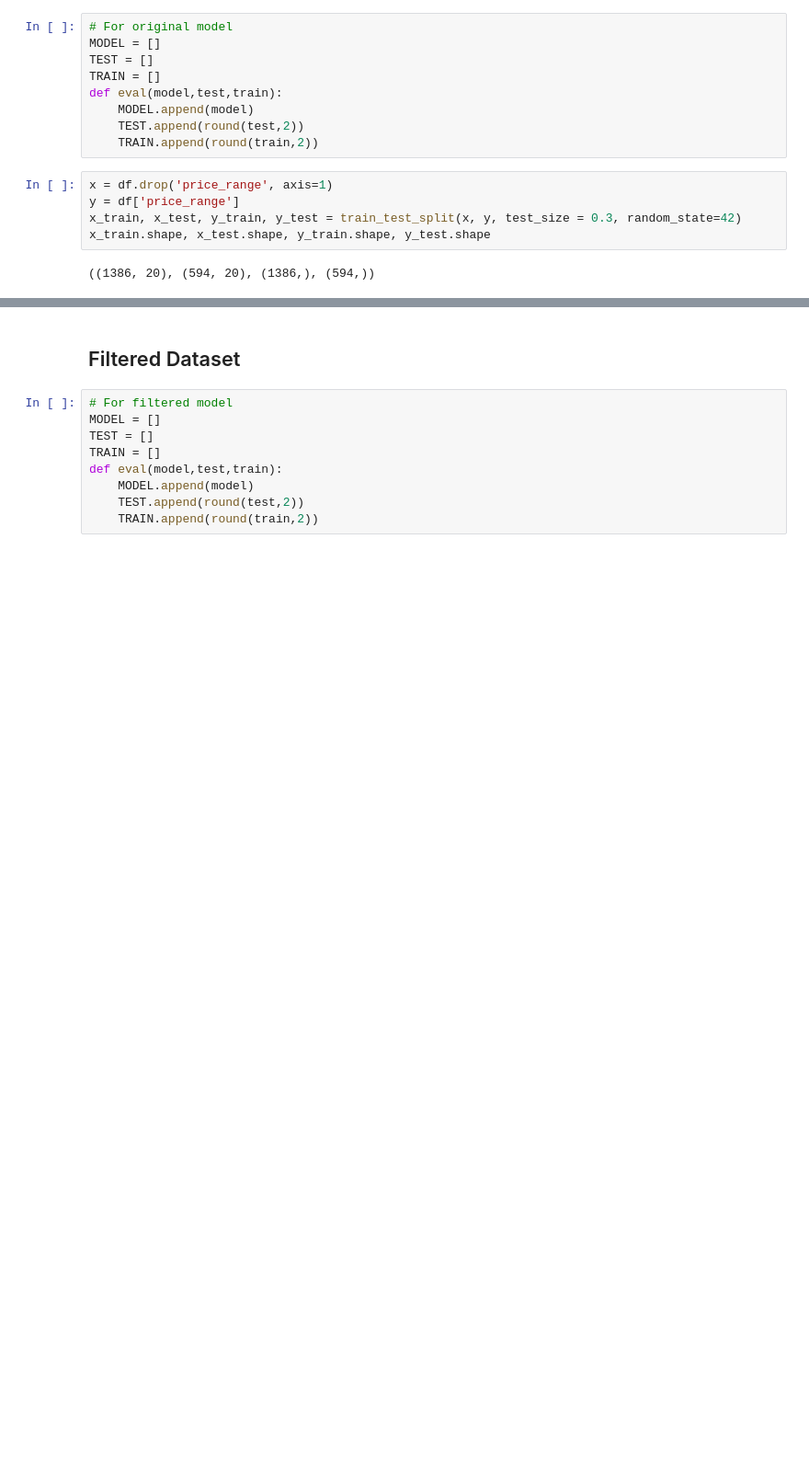
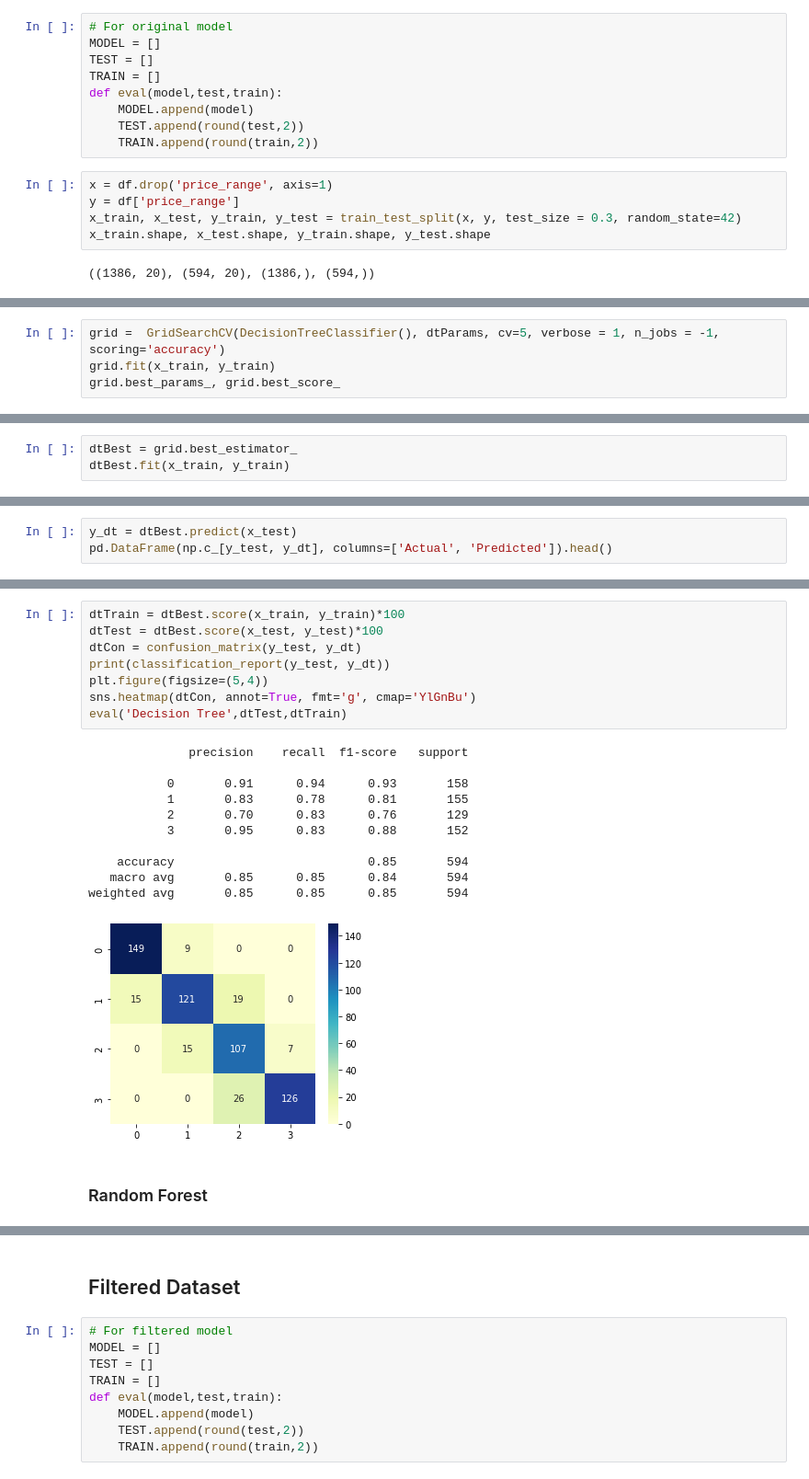
Before and after one commit to Liore-S/mobile-price-classification, a Jupyter notebook: modelling.ipynb, the cells around one changed output, grey strips where cells are left out. Shown at 92% size. Drawn from its saved outputs; the diff is of its cells as text; blank space fills up the shorter version.

Commit message:
modelling original data

```diff
--- a/modelling.ipynb
+++ b/modelling.ipynb
@@ -59,0 +62,4 @@ x_train.shape, x_test.shape, y_train.shape, y_test.shape
+# %%
+grid =  GridSearchCV(DecisionTreeClassifier(), dtParams, cv=5, verbose = 1, n_jobs = -1, scoring='accuracy')
+grid.fit(x_train, y_train)
+grid.best_params_, grid.best_score_
@@ -59,0 +70,3 @@ x_train.shape, x_test.shape, y_train.shape, y_test.shape
+# %%
+dtBest = grid.best_estimator_
+dtBest.fit(x_train, y_train)
@@ -59,0 +75,3 @@ x_train.shape, x_test.shape, y_train.shape, y_test.shape
+# %%
+y_dt = dtBest.predict(x_test)
+pd.DataFrame(np.c_[y_test, y_dt], columns=['Actual', 'Predicted']).head()
@@ -59,0 +85,22 @@ x_train.shape, x_test.shape, y_train.shape, y_test.shape
+# %%
+dtTrain = dtBest.score(x_train, y_train)*100
+dtTest = dtBest.score(x_test, y_test)*100
+dtCon = confusion_matrix(y_test, y_dt)
+print(classification_report(y_test, y_dt))
+plt.figure(figsize=(5,4))
+sns.heatmap(dtCon, annot=True, fmt='g', cmap='YlGnBu')
+eval('Decision Tree',dtTest,dtTrain)
+# %% [output]
+              precision    recall  f1-score   support
+
+           0       0.91      0.94      0.93       158
+           1       0.83      0.78      0.81       155
+           2       0.70      0.83      0.76       129
+           3       0.95      0.83      0.88       152
+
+    accuracy                           0.85       594
+   macro avg       0.85      0.85      0.84       594
+weighted avg       0.85      0.85      0.85       594
+[figure, added]
+# %% [markdown]
+### Random Forest
```
Also changed, not shown: parts of 16 cells of this notebook.
